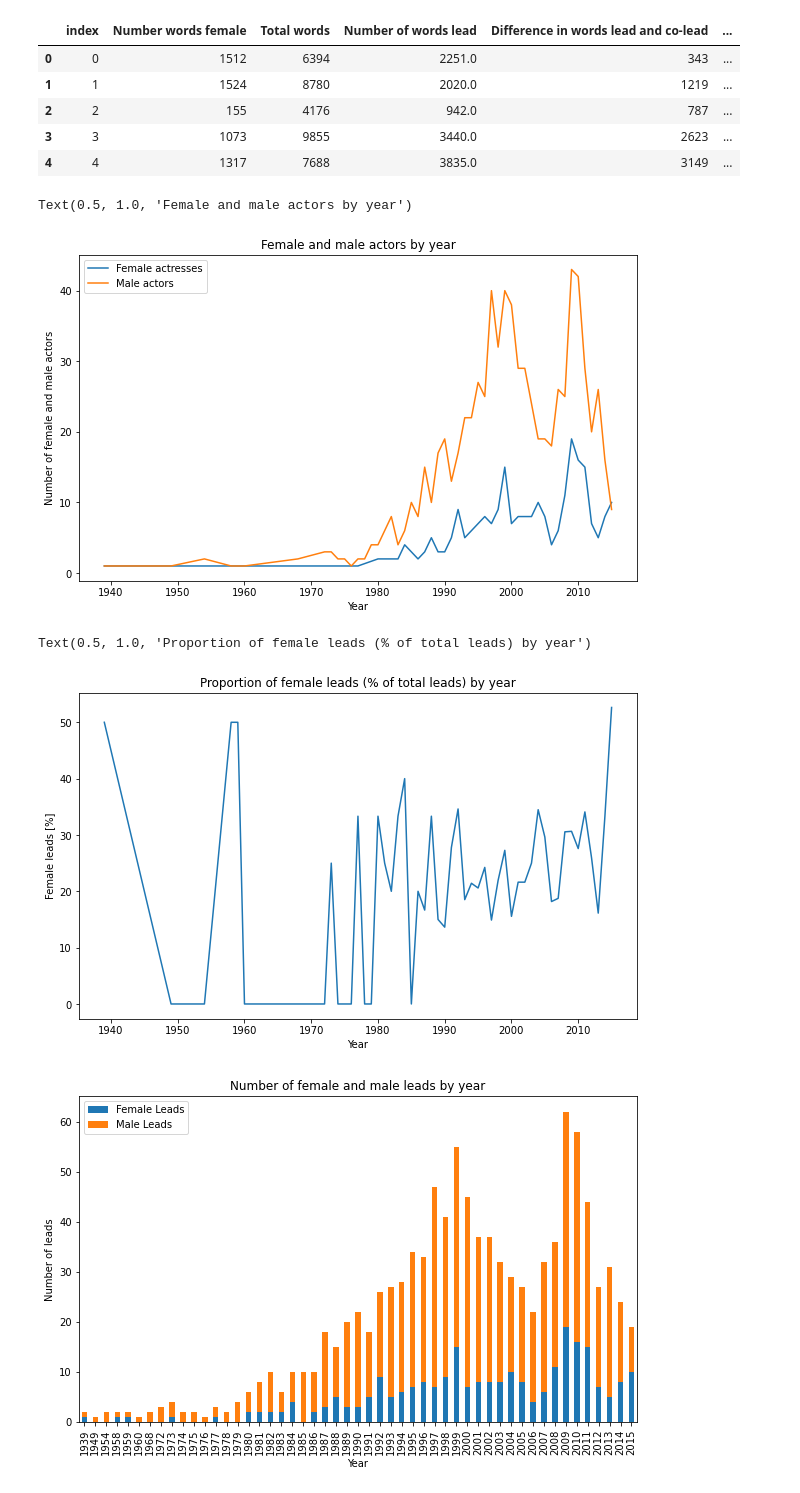
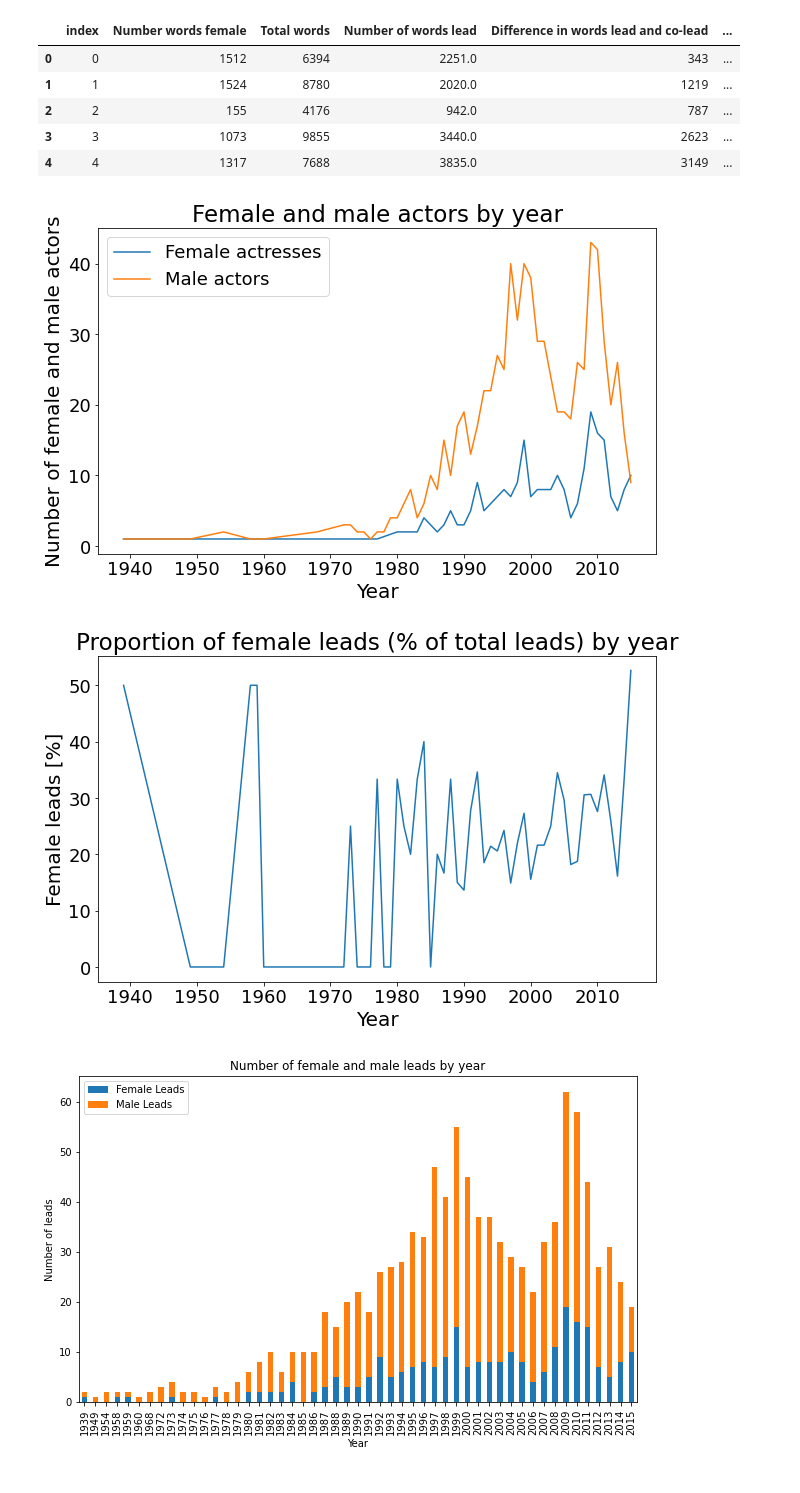
Before and after one commit to Dazarang/Statistical-Machine-Learning, a Jupyter notebook: Project/Project_Stats.ipynb, the cells around one changed output. Saved outputs shown, nothing was run; the diff lists cells and outputs as text; code cells hidden in the pictures.

```diff
--- a/Project/Project_Stats.ipynb
+++ b/Project/Project_Stats.ipynb
@@ -24,38 +24,42 @@ df_female = df[df['Lead'] == 'Female']
 df_female_count = df_female.groupby('Year')['Number of female actors'].count()
 df_male = df[df['Lead'] == "Male"]
 df_male_count = df_male.groupby('Year')['Number of male actors'].count()
-# print(df_male_count)
+
 plt.plot(df_female_count.index, df_female_count.values, label = "Female actresses")
 plt.plot(df_male_count.index, df_male_count.values, label = "Male actors")
-plt.xlabel('Year')
-plt.ylabel('Number of female and male actors')
-plt.legend()
-plt.title('Female and male actors by year')
+plt.xlabel('Year', fontsize=20)
+plt.ylabel('Number of female and male actors', fontsize=20)
+plt.legend(fontsize=18)
+plt.title('Female and male actors by year', fontsize=23)
+plt.xticks(fontsize=18)
+plt.yticks(fontsize=18)
+plt.show()
 # %% [output]
-Text(0.5, 1.0, 'Female and male actors by year')
-[figure, old version]
+[figure, new version]
 # %%
 df_female = df[df['Lead'] == 'Female']
 df_female_count = df_female.groupby('Year')['Lead'].count()
 
 df_male = df[df['Lead'] == 'Male']
 df_male_count = df_male.groupby('Year')['Lead'].count()
 df_counts = pd.concat([df_female_count, df_male_count], axis=1).fillna(0)
 df_counts.columns = ['Female Leads', 'Male Leads']
 
 df_counts = df_counts.sort_index()
 
 # print(df_counts)
 
 df_counts['Percent female'] = df_counts['Female Leads'] / (df_counts['Male Leads'] + df_counts['Female Leads']) * 100
 
 plt.plot(df_counts.index, df_counts['Percent female'], label='Percent Female Leads')
-plt.xlabel('Year')
-plt.ylabel('Female leads [%]')
-plt.title('Proportion of female leads (% of total leads) by year')
+plt.xlabel('Year', fontsize=20)
+plt.ylabel('Female leads [%]', fontsize=20)
+plt.title('Proportion of female leads (% of total leads) by year', fontsize=23)
+plt.xticks(fontsize=18)
+plt.yticks(fontsize=18)
+plt.show()
 # %% [output]
-Text(0.5, 1.0, 'Proportion of female leads (% of total leads) by year')
-[figure, old version]
+[figure, new version]
 # %%
 df_female = df[df['Lead'] == 'Female']
 df_female_count = df_female.groupby('Year')['Lead'].count()
```
Also changed, not shown: parts of 5 cells of this notebook, 6 other files.
